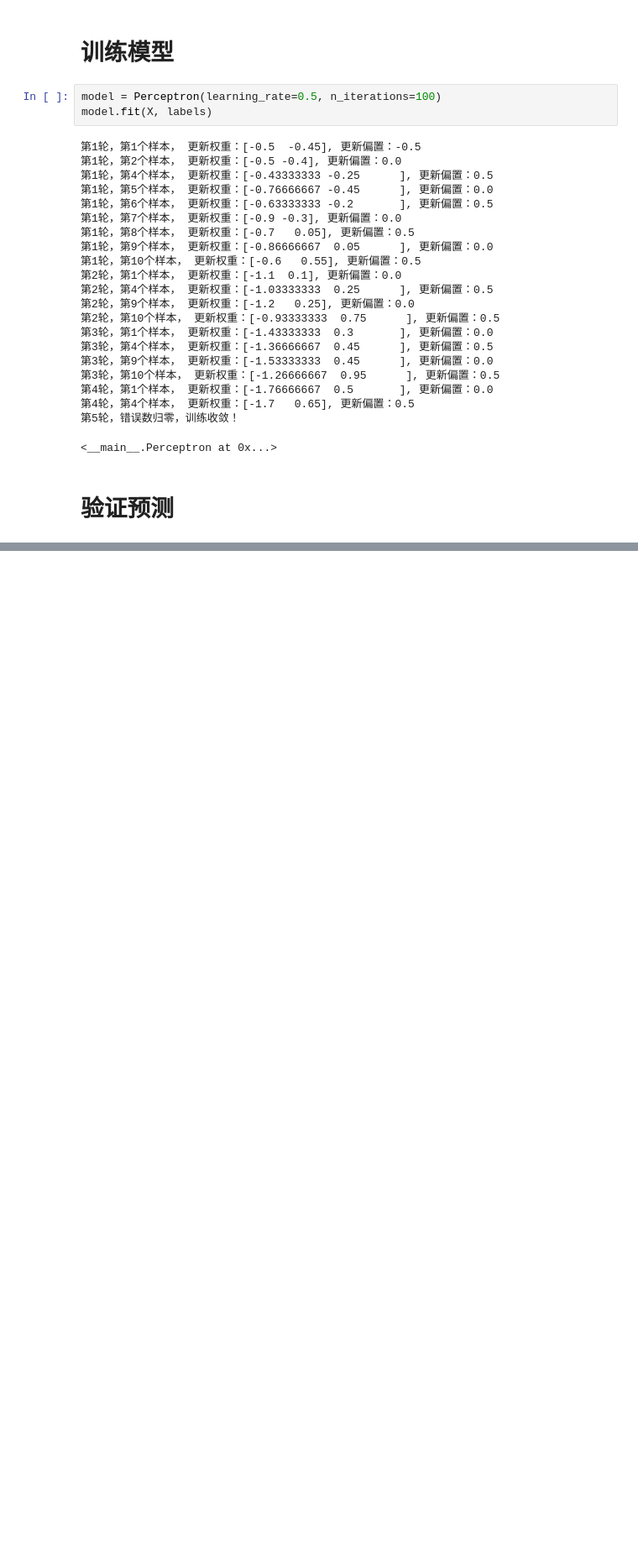
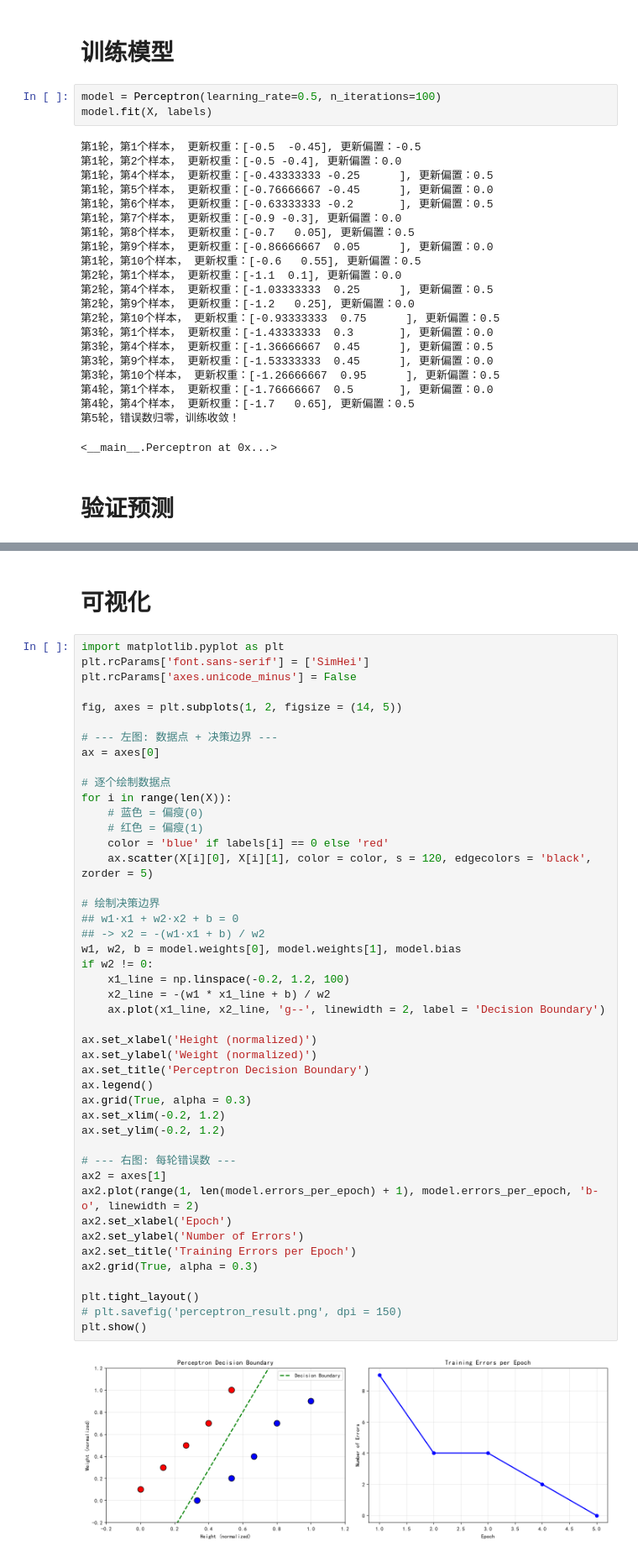
Before and after one commit to NothingForID/DL_qx2io, a Jupyter notebook: scripts/02Preceptron.ipynb, the cells around one changed output, grey strips where cells are left out. Shown at 84% size. Drawn from its saved outputs; the diff is of its cells as text; blank space fills up the shorter version.

```diff
--- a/scripts/02Preceptron.ipynb
+++ b/scripts/02Preceptron.ipynb
@@ -153,3 +152,52 @@ print(f"\n最终参数：w1={model.weights[0]:.4f}, w2={model.weights[1]:.4f}, b
 样本10: 真实=偏胖, 预测=偏胖  ✅
 
 最终参数：w1=-1.7000, w2=0.6500, b=0.5000
+# %% [markdown]
+# 可视化
+# %%
+import matplotlib.pyplot as plt
+plt.rcParams['font.sans-serif'] = ['SimHei']
+plt.rcParams['axes.unicode_minus'] = False
+
+fig, axes = plt.subplots(1, 2, figsize = (14, 5))
+
+# --- 左图: 数据点 + 决策边界 ---
+ax = axes[0]
+
+# 逐个绘制数据点
+for i in range(len(X)):
+	# 蓝色 = 偏瘦(0)
+	# 红色 = 偏瘦(1)
+	color = 'blue' if labels[i] == 0 else 'red'
+	ax.scatter(X[i][0], X[i][1], color = color, s = 120, edgecolors = 'black', zorder = 5)
+
+# 绘制决策边界
+## w1·x1 + w2·x2 + b = 0
+## -> x2 = -(w1·x1 + b) / w2
+w1, w2, b = model.weights[0], model.weights[1], model.bias
+if w2 != 0:
+	x1_line = np.linspace(-0.2, 1.2, 100)
+	x2_line = -(w1 * x1_line + b) / w2
+	ax.plot(x1_line, x2_line, 'g--', linewidth = 2, label = 'Decision Boundary')
+
+ax.set_xlabel('Height (normalized)')
+ax.set_ylabel('Weight (normalized)')
+ax.set_title('Perceptron Decision Boundary')
+ax.legend()
+ax.grid(True, alpha = 0.3)
+ax.set_xlim(-0.2, 1.2)
+ax.set_ylim(-0.2, 1.2)
+
+# --- 右图: 每轮错误数 ---
+ax2 = axes[1]
+ax2.plot(range(1, len(model.errors_per_epoch) + 1), model.errors_per_epoch, 'b-o', linewidth = 2)
+ax2.set_xlabel('Epoch')
+ax2.set_ylabel('Number of Errors')
+ax2.set_title('Training Errors per Epoch')
+ax2.grid(True, alpha = 0.3)
+
+plt.tight_layout()
+# plt.savefig('perceptron_result.png', dpi = 150)
+plt.show()
+# %% [output]
+[figure, added]
```
Also changed, not shown: parts of 4 cells of this notebook, 9 other files.
